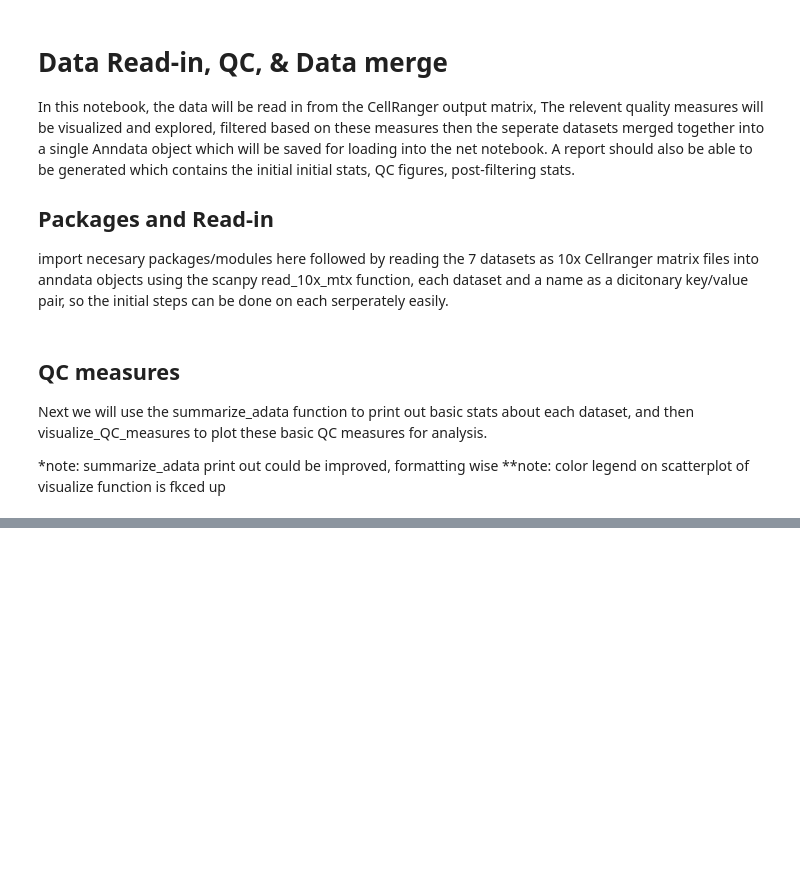
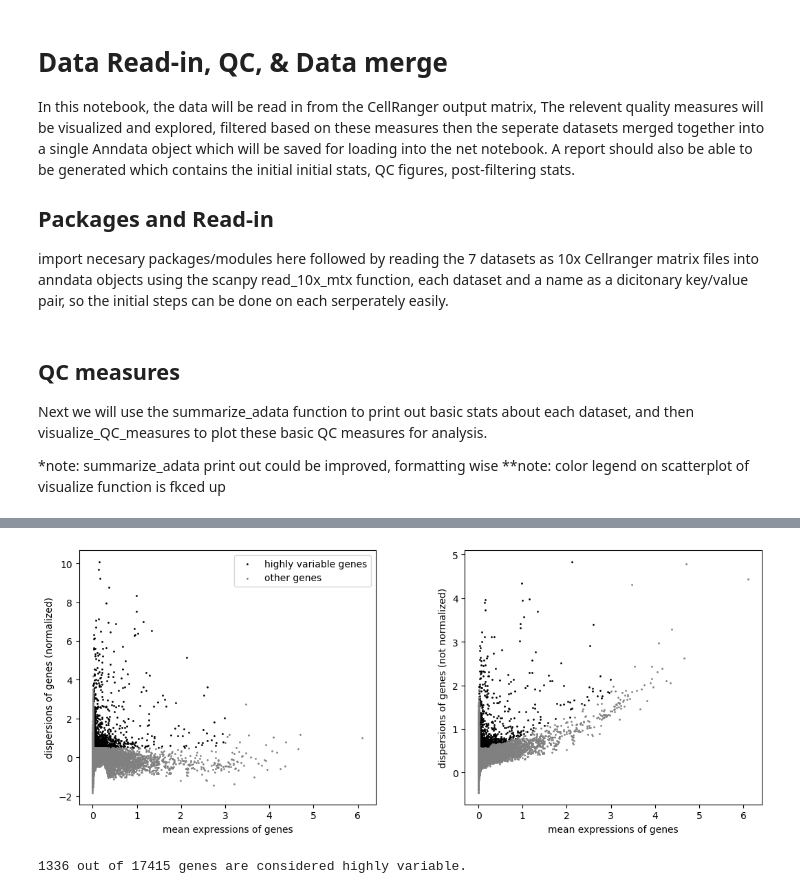
Before and after one commit to LoganLarlham/BINP52_Omic_Analysis, a Jupyter notebook: Notebooks/QC_Merge/qc_merge_notebook.ipynb, the cells around one changed output, grey strips where cells are left out. Cells and saved outputs as stored; diff of their text form; code cells hidden in the pictures; blank space fills up the shorter version.

```diff
--- a/Notebooks/QC_Merge/qc_merge_notebook.ipynb
+++ b/Notebooks/QC_Merge/qc_merge_notebook.ipynb
@@ -82,0 +421,11 @@ f.visualize_QC_measures(adatas)
+# %%
+sc.pp.highly_variable_genes(adata, batch_key="sample")
+sc.pl.highly_variable_genes(adata)
+#make some variables to print a nice little summary
+num_highly_variable_genes_t = adata.var['highly_variable'].sum()
+total_genes_t = adata.var.shape[0]
+
+print(f"{num_highly_variable_genes_t} out of {total_genes_t} genes are considered highly variable.")
+# %% [output]
+[figure, added]
+1336 out of 17415 genes are considered highly variable.
```
Also changed, not shown: parts of 23 cells of this notebook.
